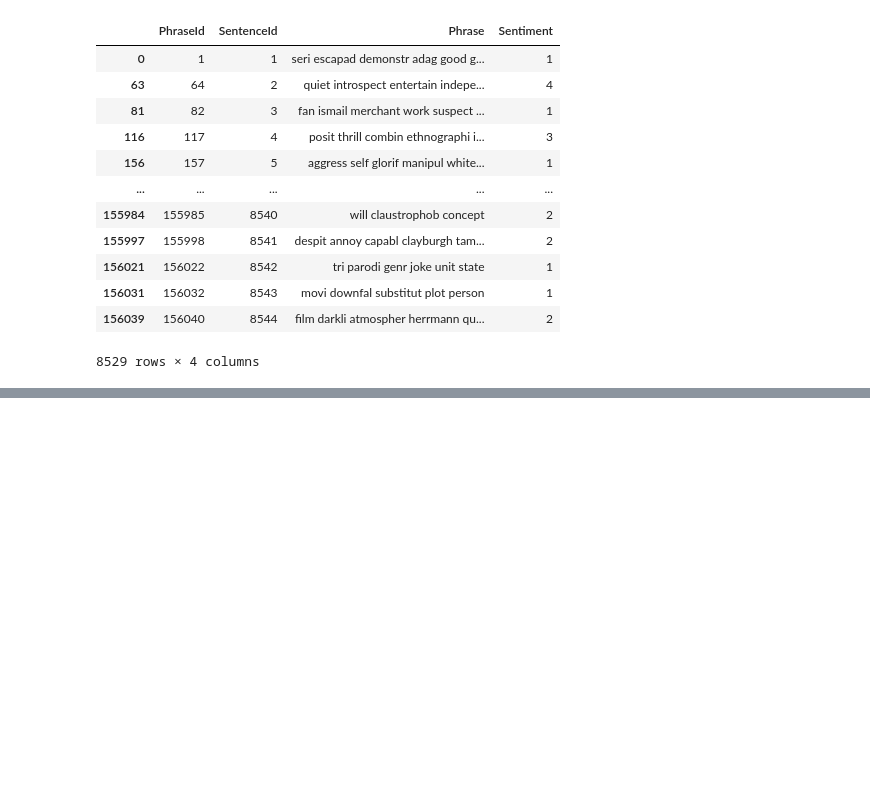
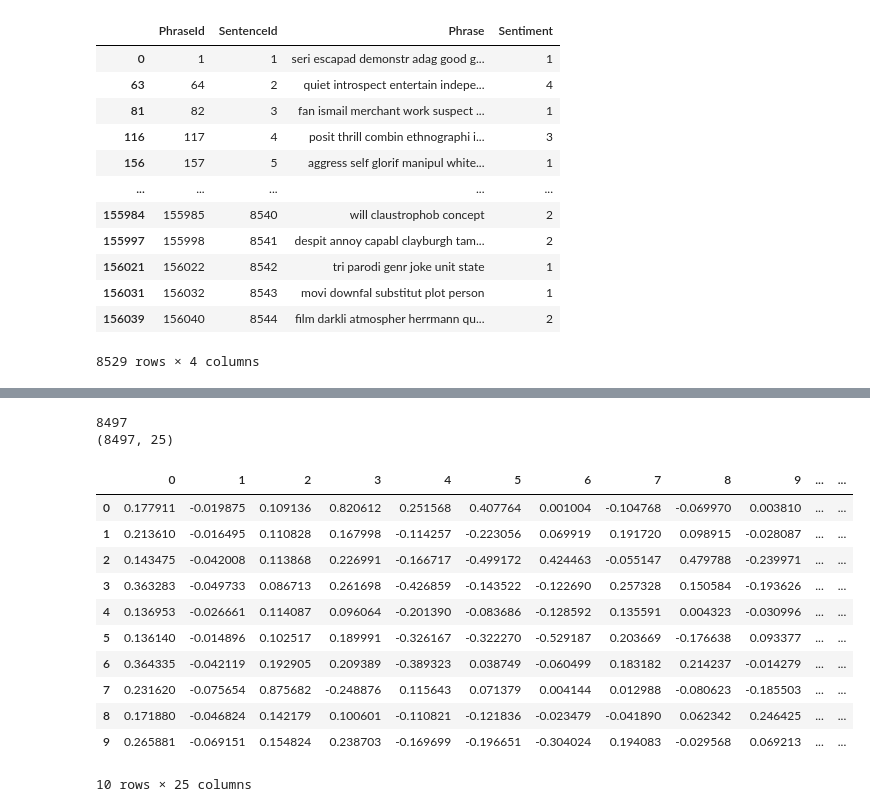
Before and after one commit to GuilhermeFCO/Sia2022, a Jupyter notebook: SIA_2022.ipynb, the cells around one changed output, grey strips where cells are left out. Cells and saved outputs as stored; diff of their text form; code cells hidden in the pictures; blank space fills up the shorter version.

```diff
--- a/SIA_2022.ipynb
+++ b/SIA_2022.ipynb
@@ -191,0 +252,29 @@ trainProcessed
+# %%
+lsa = TruncatedSVD(25, algorithm='randomized')
+dtm_lsa_tf = lsa.fit_transform(dtmTF)
+dtm_lsa_tf = Normalizer(copy=False).fit_transform(dtm_lsa_tf)
+
+dtm_lsa_tf_idf = lsa.fit_transform(dtmTF_IDF)
+dtm_lsa_tf_idf = Normalizer(copy=False).fit_transform(dtm_lsa_tf_idf)
+# %%
+print(dtm_lsa_tf.shape[0])
+print(dtm_lsa_tf_idf.shape)
+# %% [output]
+8497
+(8497, 25)
+# %%
+df_lsa_tf = pd.DataFrame(dtm_lsa_tf, index=range(0, dtm_lsa_tf.shape[0]))
+df_lsa_tf.head(10)
+# %% [output]
+|  | 0 | 1 | 2 | 3 | 4 | 5 | 6 | 7 | 8 | 9 | ... | ... |
+| 0 | 0.177911 | -0.019875 | 0.109136 | 0.820612 | 0.251568 | 0.407764 | 0.001004 | -0.104768 | -0.069970 | 0.003810 | ... | ... |
+| 1 | 0.213610 | -0.016495 | 0.110828 | 0.167998 | -0.114257 | -0.223056 | 0.069919 | 0.191720 | 0.098915 | -0.028087 | ... | ... |
+| 2 | 0.143475 | -0.042008 | 0.113868 | 0.226991 | -0.166717 | -0.499172 | 0.424463 | -0.055147 | 0.479788 | -0.239971 | ... | ... |
+| 3 | 0.363283 | -0.049733 | 0.086713 | 0.261698 | -0.426859 | -0.143522 | -0.122690 | 0.257328 | 0.150584 | -0.193626 | ... | ... |
+| 4 | 0.136953 | -0.026661 | 0.114087 | 0.096064 | -0.201390 | -0.083686 | -0.128592 | 0.135591 | 0.004323 | -0.030996 | ... | ... |
+| 5 | 0.136140 | -0.014896 | 0.102517 | 0.189991 | -0.326167 | -0.322270 | -0.529187 | 0.203669 | -0.176638 | 0.093377 | ... | ... |
+| 6 | 0.364335 | -0.042119 | 0.192905 | 0.209389 | -0.389323 | 0.038749 | -0.060499 | 0.183182 | 0.214237 | -0.014279 | ... | ... |
+| 7 | 0.231620 | -0.075654 | 0.875682 | -0.248876 | 0.115643 | 0.071379 | 0.004144 | 0.012988 | -0.080623 | -0.185503 | ... | ... |
+| 8 | 0.171880 | -0.046824 | 0.142179 | 0.100601 | -0.110821 | -0.121836 | -0.023479 | -0.041890 | 0.062342 | 0.246425 | ... | ... |
+| 9 | 0.265881 | -0.069151 | 0.154824 | 0.238703 | -0.169699 | -0.196651 | -0.304024 | 0.194083 | -0.029568 | 0.069213 | ... | ... |
+10 rows × 25 columns
```
Also changed, not shown: parts of 11 cells of this notebook.
